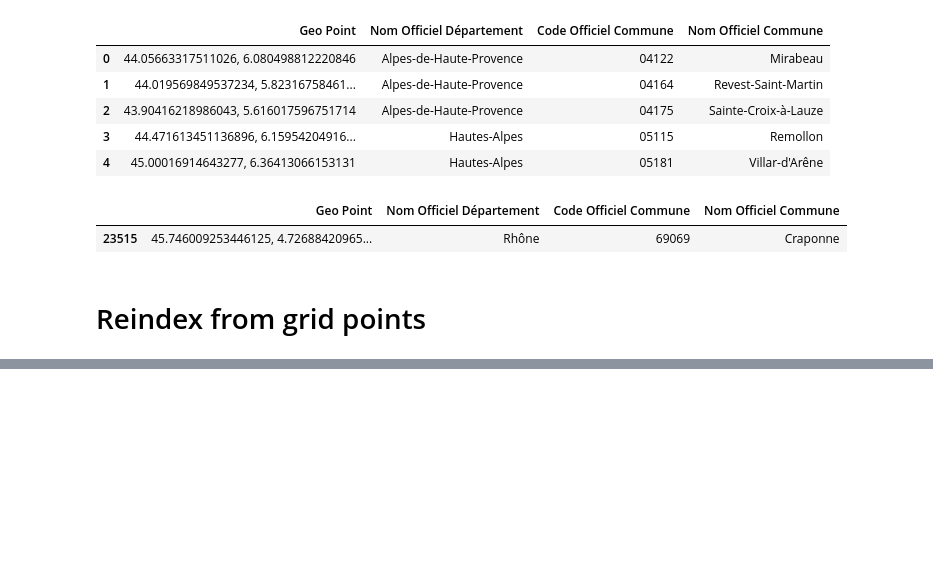
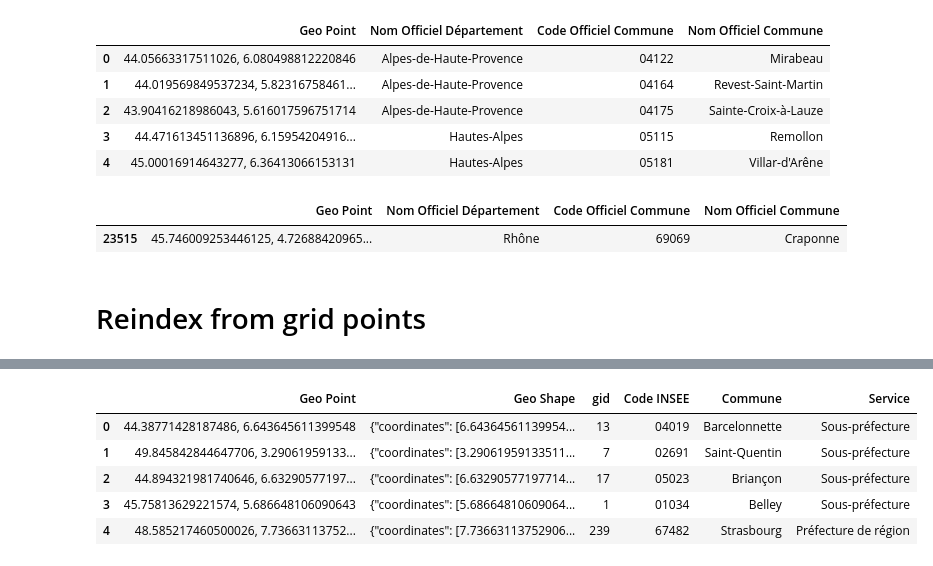
Before and after one commit to antoinetavant/pollen-forecast, a Jupyter notebook: notebooks/communes_de_france.ipynb, the cells around one changed output, grey strips where cells are left out. Cells and saved outputs as stored; diff of their text form; code cells hidden in the pictures; blank space fills up the shorter version.

```diff
--- a/notebooks/communes_de_france.ipynb
+++ b/notebooks/communes_de_france.ipynb
@@ -181,0 +202,10 @@ data_sorted["gpg_conc"].sel(
+# %%
+prefectures_df = pd.read_csv(prefectures_filename, sep=";")
+prefectures_df.head()
+# %% [output]
+|  | Geo Point | Geo Shape | gid | Code INSEE | Commune | Service |
+| 0 | 44.38771428187486, 6.643645611399548 | {"coordinates": [6.64364561139954... | 13 | 04019 | Barcelonnette | Sous-préfecture |
+| 1 | 49.845842844647706, 3.29061959133... | {"coordinates": [3.29061959133511... | 7 | 02691 | Saint-Quentin | Sous-préfecture |
+| 2 | 44.894321981740646, 6.63290577197... | {"coordinates": [6.63290577197714... | 17 | 05023 | Briançon | Sous-préfecture |
+| 3 | 45.75813629221574, 5.686648106090643 | {"coordinates": [5.68664810609064... | 1 | 01034 | Belley | Sous-préfecture |
+| 4 | 48.585217460500026, 7.73663113752... | {"coordinates": [7.73663113752906... | 239 | 67482 | Strasbourg | Préfecture de région |
```
Also changed, not shown: parts of 6 cells of this notebook, 16 other files.
